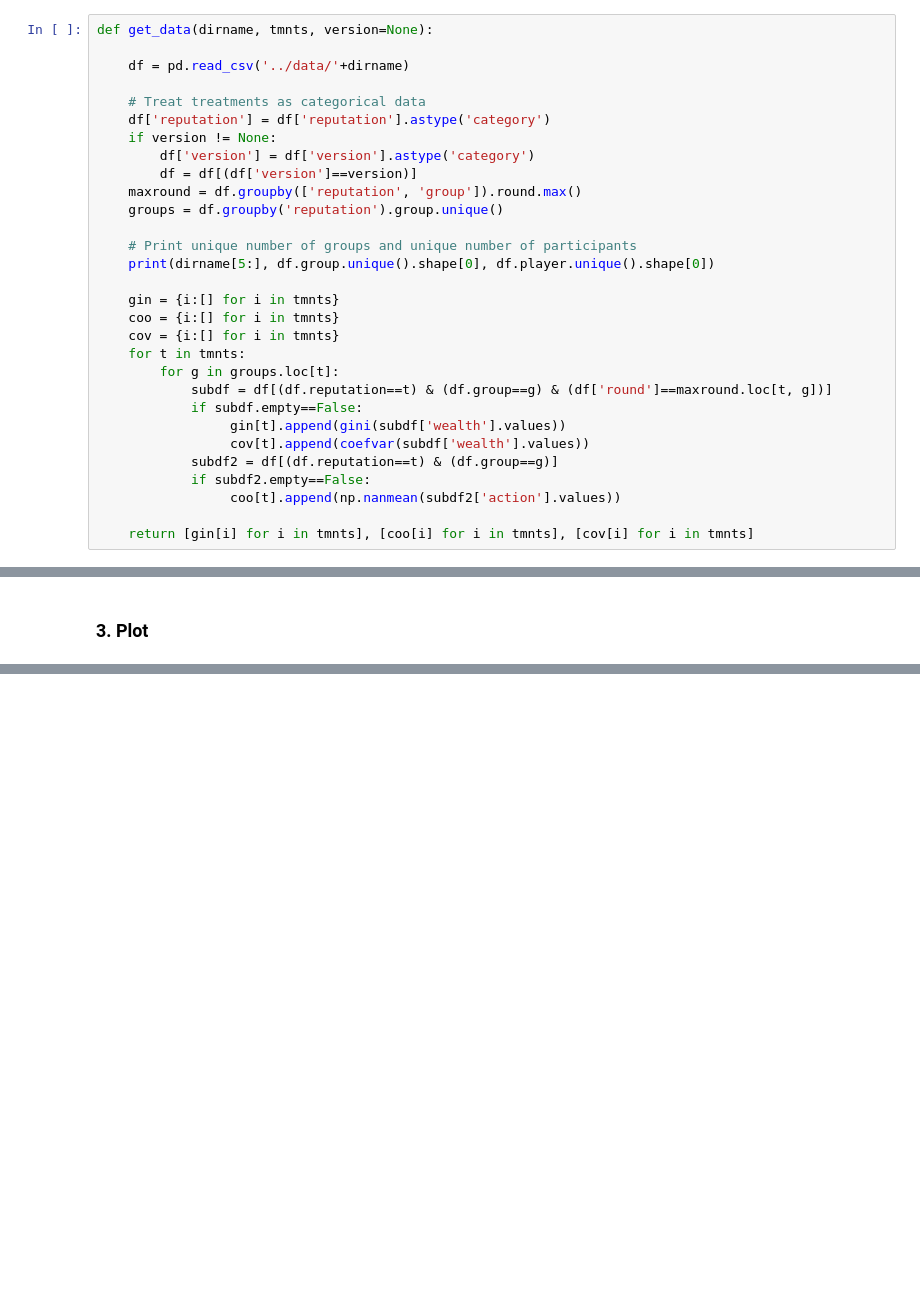
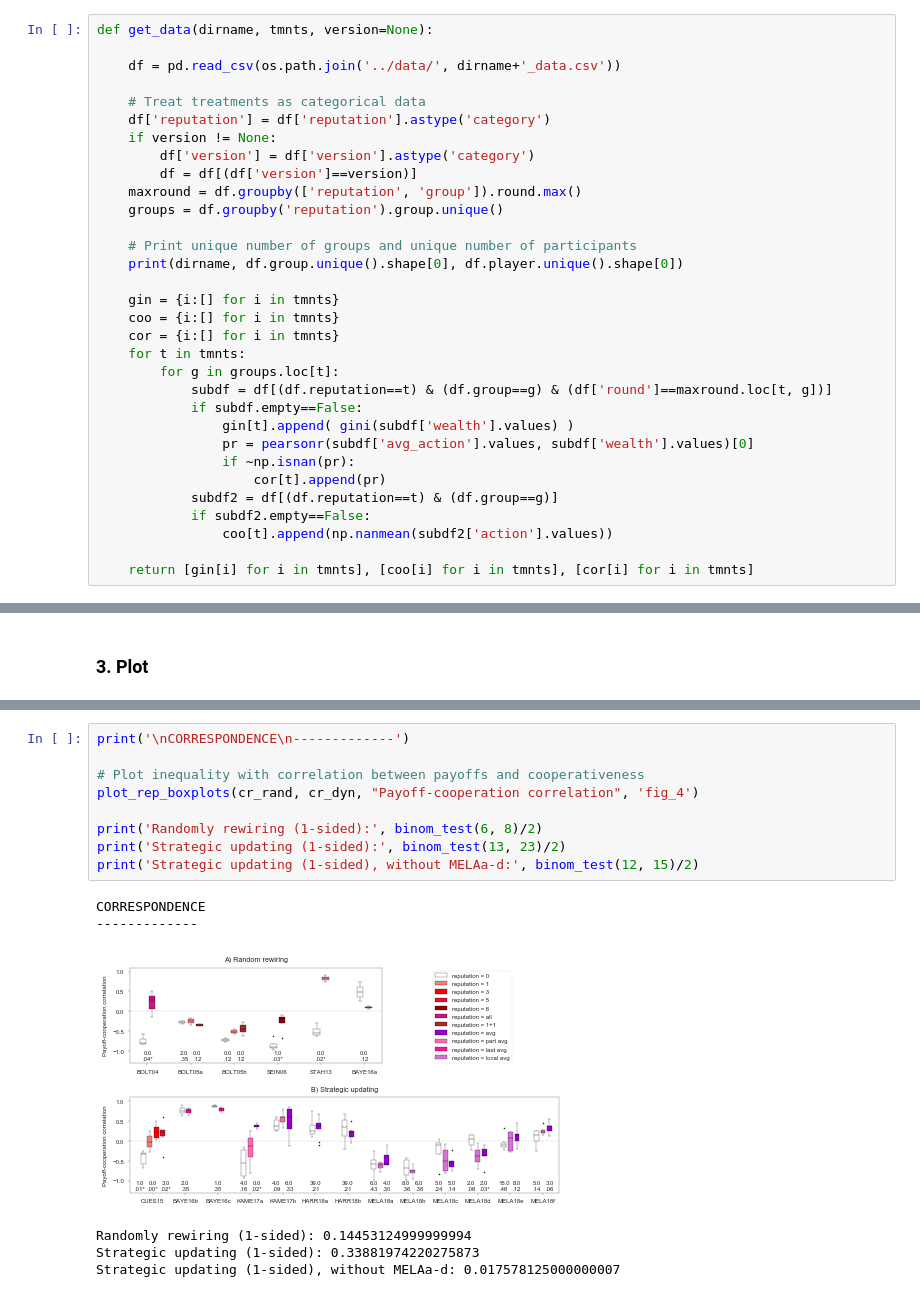
Before and after one commit to social-research/reputatation-inequality, a Jupyter notebook: analyses/gini-analysis.ipynb, the cells around one changed output, grey strips where cells are left out. Saved outputs shown, nothing was run; the diff lists cells and outputs as text; blank space fills up the shorter version.

Commit message:
Added data and revised analyses

```diff
--- a/analyses/gini-analysis.ipynb
+++ b/analyses/gini-analysis.ipynb
@@ -25,7 +27,7 @@ from concentration_library import gini
 # %%
 def get_data(dirname, tmnts, version=None):
 
-    df = pd.read_csv('../data/'+dirname)
+    df = pd.read_csv(os.path.join('../data/', dirname+'_data.csv'))
 
     # Treat treatments as categorical data
     df['reputation'] = df['reputation'].astype('category')
@@ -36,22 +38,24 @@ def get_data(dirname, tmnts, version=None):
     groups = df.groupby('reputation').group.unique()
 
     # Print unique number of groups and unique number of participants
-    print(dirname[5:], df.group.unique().shape[0], df.player.unique().shape[0])
+    print(dirname, df.group.unique().shape[0], df.player.unique().shape[0])
 
     gin = {i:[] for i in tmnts}
     coo = {i:[] for i in tmnts}
-    cov = {i:[] for i in tmnts}
+    cor = {i:[] for i in tmnts}
     for t in tmnts:
         for g in groups.loc[t]:
             subdf = df[(df.reputation==t) & (df.group==g) & (df['round']==maxround.loc[t, g])]
             if subdf.empty==False:
-                 gin[t].append(gini(subdf['wealth'].values))
-                 cov[t].append(coefvar(subdf['wealth'].values))
+                gin[t].append( gini(subdf['wealth'].values) )
+                pr = pearsonr(subdf['avg_action'].values, subdf['wealth'].values)[0]
+                if ~np.isnan(pr):
+                    cor[t].append(pr)
             subdf2 = df[(df.reputation==t) & (df.group==g)]
             if subdf2.empty==False:
-                 coo[t].append(np.nanmean(subdf2['action'].values))
+                coo[t].append(np.nanmean(subdf2['action'].values))
 
-    return [gin[i] for i in tmnts], [coo[i] for i in tmnts], [cov[i] for i in tmnts]
+    return [gin[i] for i in tmnts], [coo[i] for i in tmnts], [cor[i] for i in tmnts]
 # %% [markdown]
 ### 2. Define plotting functions
 # %%
@@ -230,0 +264,16 @@ ed2_data.csv 14 335
+# %%
+print('\nCORRESPONDENCE\n-------------')
+
+# Plot inequality with correlation between payoffs and cooperativeness
+plot_rep_boxplots(cr_rand, cr_dyn, "Payoff-cooperation correlation", 'fig_4')
+
+print('Randomly rewiring (1-sided):', binom_test(6, 8)/2)
+print('Strategic updating (1-sided):', binom_test(13, 23)/2)
+print('Strategic updating (1-sided), without MELAa-d:', binom_test(12, 15)/2)
+# %% [output]
+CORRESPONDENCE
+-------------
+[figure, added]
+Randomly rewiring (1-sided): 0.14453124999999994
+Strategic updating (1-sided): 0.33881974220275873
+Strategic updating (1-sided), without MELAa-d: 0.017578125000000007
```
Also changed, not shown: parts of 5 cells of this notebook, 16 other files.
